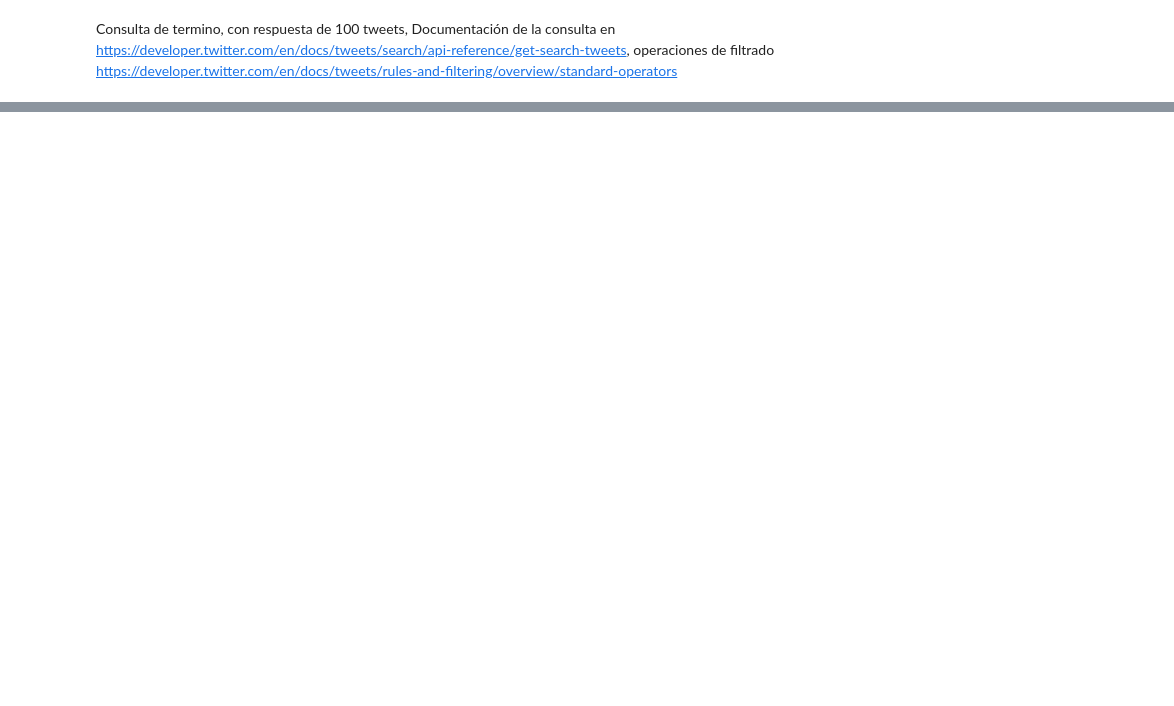
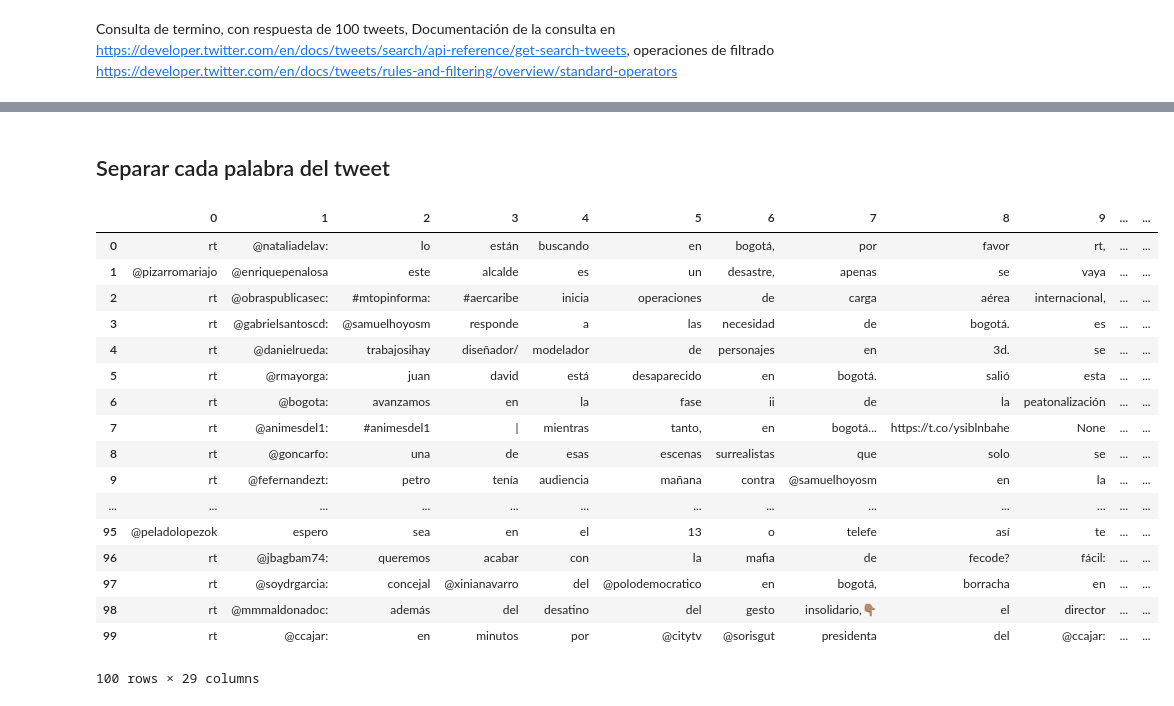
Before and after one commit to anthony12031/cienciaDatosTwitter, a Jupyter notebook: Ciencia-de-Datos-Twitter.ipynb, the cells around one changed output, grey strips where cells are left out. Drawn from its saved outputs; the diff is of its cells as text; code cells hidden in the pictures; blank space fills up the shorter version.

Commit message:
Liempieza de datos, y frecuencia de palabras

```diff
--- a/Ciencia-de-Datos-Twitter.ipynb
+++ b/Ciencia-de-Datos-Twitter.ipynb
@@ -65,3 +51,4 @@ Name: id, Length: 87, dtype: int64
 # %%
-tweets["text"][tweets["retweet_count"]==tweets["retweet_count"].max()].unique()
+tweets['text']=tweets['text'].str.lower()
+tweets['text']
 # %% [output]
@@ -77,0 +72,24 @@ TypeError: Could not convert Sun Feb 03 17:34:11 +0000 2019Sun Feb 03 17:34:08 +
+# %% [markdown]
+## Separar cada palabra del tweet
+# %%
+tweetsTextDF=tweets['text'].str.split(expand=True)
+display(tweetsTextDF)
+# %% [output]
+|  | 0 | 1 | 2 | 3 | 4 | 5 | 6 | 7 | 8 | 9 | ... | ... |
+| 0 | rt | @nataliadelav: | lo | están | buscando | en | bogotá, | por | favor | rt, | ... | ... |
+| 1 | @pizarromariajo | @enriquepenalosa | este | alcalde | es | un | desastre, | apenas | se | vaya | ... | ... |
+| 2 | rt | @obraspublicasec: | #mtopinforma: | #aercaribe | inicia | operaciones | de | carga | aérea | internacional, | ... | ... |
+| 3 | rt | @gabrielsantoscd: | @samuelhoyosm | responde | a | las | necesidad | de | bogotá. | es | ... | ... |
+| 4 | rt | @danielrueda: | trabajosihay | diseñador/ | modelador | de | personajes | en | 3d. | se | ... | ... |
+| 5 | rt | @rmayorga: | juan | david | está | desaparecido | en | bogotá. | salió | esta | ... | ... |
+| 6 | rt | @bogota: | avanzamos | en | la | fase | ii | de | la | peatonalización | ... | ... |
+| 7 | rt | @animesdel1: | #animesdel1 | | | mientras | tanto, | en | bogotá... | https://t.co/ysiblnbahe | None | ... | ... |
+| 8 | rt | @goncarfo: | una | de | esas | escenas | surrealistas | que | solo | se | ... | ... |
+| 9 | rt | @fefernandezt: | petro | tenía | audiencia | mañana | contra | @samuelhoyosm | en | la | ... | ... |
+| ... | ... | ... | ... | ... | ... | ... | ... | ... | ... | ... | ... | ... |
+| 95 | @peladolopezok | espero | sea | en | el | 13 | o | telefe | así | te | ... | ... |
+| 96 | rt | @jbagbam74: | queremos | acabar | con | la | mafia | de | fecode? | fácil: | ... | ... |
+| 97 | rt | @soydrgarcia: | concejal | @xinianavarro | del | @polodemocratico | en | bogotá, | borracha | en | ... | ... |
+| 98 | rt | @mmmaldonadoc: | además | del | desatino | del | gesto | insolidario,👇🏽 | el | director | ... | ... |
+| 99 | rt | @ccajar: | en | minutos | por | @citytv | @sorisgut | presidenta | del | @ccajar: | ... | ... |
+100 rows × 29 columns
```
Also changed, not shown: parts of 18 cells of this notebook, 1 other file.
